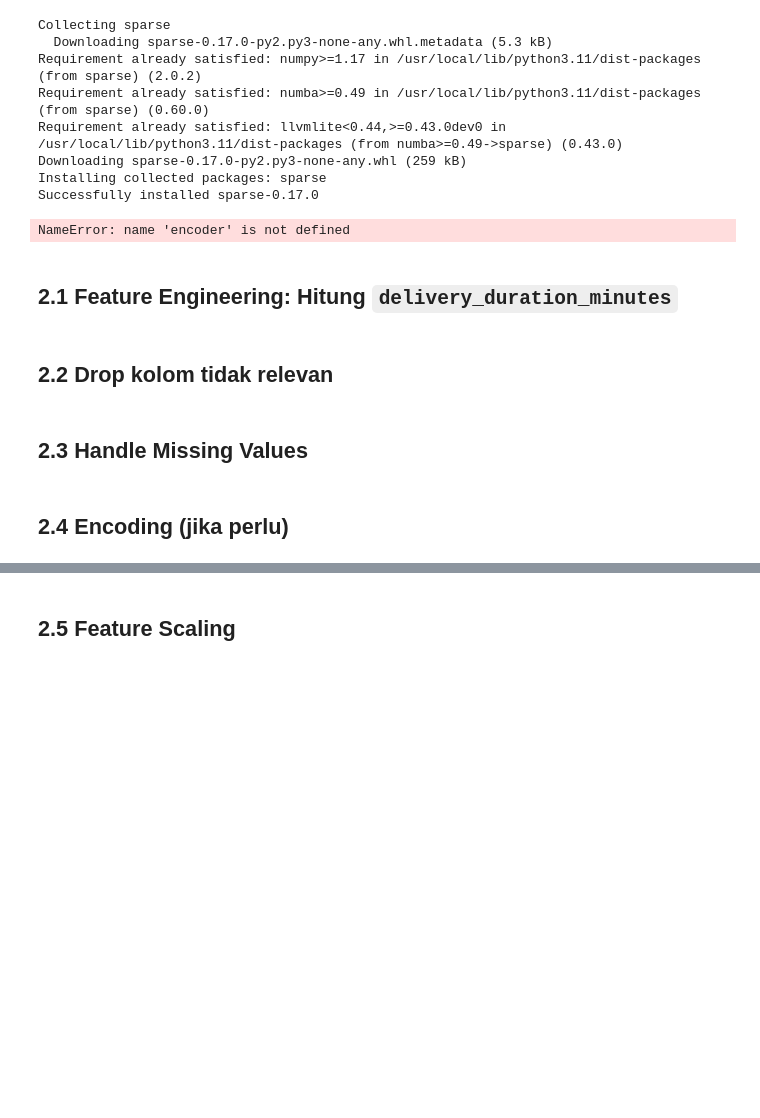
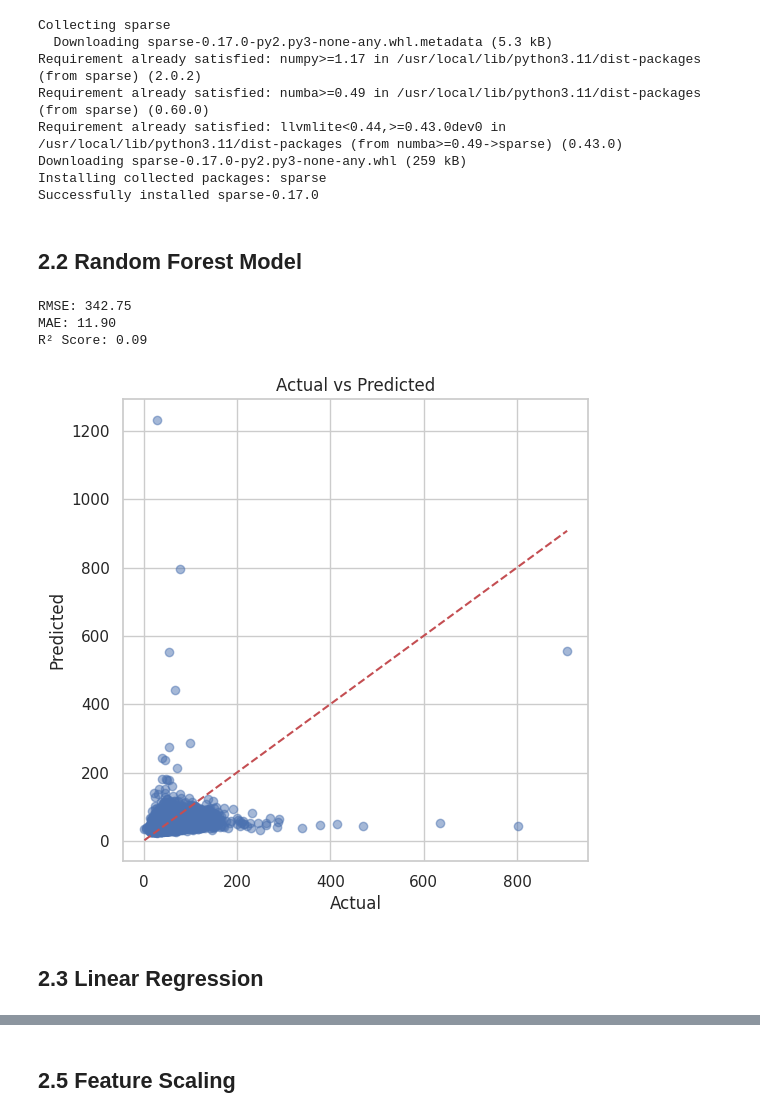
Before and after one commit to heyitzrizki/final-project-ds49-group3, a Jupyter notebook: eda & preprocessing/eda_&_pre_processing.ipynb, the cells around one changed output, grey strips where cells are left out. Saved outputs shown, nothing was run; the diff lists cells and outputs as text; code cells hidden in the pictures; blank space fills up the shorter version.

```diff
--- a/eda & preprocessing/eda_&_pre_processing.ipynb
+++ b/eda & preprocessing/eda_&_pre_processing.ipynb
@@ -793,38 +820,75 @@ y = df['delivery_time'] # Target variable
 
 X_train, X_test, y_train, y_test = train_test_split(X, y, test_size=0.3, random_state=42)
 # %%
-# encode categorical columns
+#encode categorical columns
 
 cat_cols = ['store_primary_category']
-encode_col_names = encoder.get_features_names_out(cal_cols)
 
+encoder = OneHotEncoder(handle_unknown='ignore', sparse_output=False)
+
+# Train Data
 X_train_encoded = pd.DataFrame(
     encoder.fit_transform(X_train[cat_cols]),
-    columns=encoded_col_names,
+    columns=encoder.get_feature_names_out(cat_cols),
     index=X_train.index
-    )
+)
 
+# Test Data
 X_test_encoded = pd.DataFrame(
     encoder.transform(X_test[cat_cols]),
-    columns=encoded_col_names,
+    columns=encoder.get_feature_names_out(cat_cols),
     index=X_test.index
-    )
+)
 
-X_train_encoded = pd.DataFrame(encoder.fit_transform(X_train[cat_cols]))
-X_test_encoded = pd.DataFrame(encoder.transform(X_test[cat_cols]))
-X_train_encoded.index = X_train.index
-X_test_encoded.index = X_test.index
+#Drop Original Categorical Columns
 X_train_num = X_train.drop(cat_cols, axis=1)
 X_test_num = X_test.drop(cat_cols, axis=1)
+
+#Concatenate Numeric and Encoded Categorical Features
 X_train_processed = pd.concat([X_train_num, X_train_encoded], axis=1)
 X_test_processed = pd.concat([X_test_num, X_test_encoded], axis=1)
-# %% [output]
-NameError: name 'encoder' is not defined
-# %% [markdown]
-## 2.1 Feature Engineering: Hitung `delivery_duration_minutes`
 # %% [markdown]
-## 2.2 Drop kolom tidak relevan
+## 2.2 Random Forest Model
+# %%
+from sklearn.ensemble import RandomForestRegressor
+from sklearn.metrics import mean_squared_error, mean_absolute_error, r2_score
+
+# Initialize and train model
+model = RandomForestRegressor(random_state=42, n_jobs=-1)
+
+#Train
+model.fit(X_train_processed, y_train)
+
+# Predict
+y_pred = model.predict(X_test_processed)
+# %%
+# Evaluate Model
+
+rmse = mean_squared_error(y_test, y_pred)
+mae = mean_absolute_error(y_test, y_pred)
+r2 = r2_score(y_test, y_pred)
+
+print(f"RMSE: {rmse:.2f}")
+print(f"MAE: {mae:.2f}")
+print(f"R² Score: {r2:.2f}")
+# %% [output]
+RMSE: 342.75
+MAE: 11.90
+R² Score: 0.09
+# %%
+# Plot Predict vs Actual
+
+import matplotlib.pyplot as plt
+
+plt.figure(figsize=(6, 6))
+plt.scatter(y_test, y_pred, alpha=0.5)
+plt.plot([y_test.min(), y_test.max()], [y_test.min(), y_test.max()], 'r--')
+plt.xlabel("Actual")
+plt.ylabel("Predicted")
+plt.title("Actual vs Predicted")
+plt.grid(True)
+plt.show()
+# %% [output]
+[figure, added]
 # %% [markdown]
-## 2.3 Handle Missing Values
+## 2.3 Linear Regression
-# %% [markdown]
-## 2.4 Encoding (jika perlu)
```
Also changed, not shown: parts of 19 cells of this notebook.
